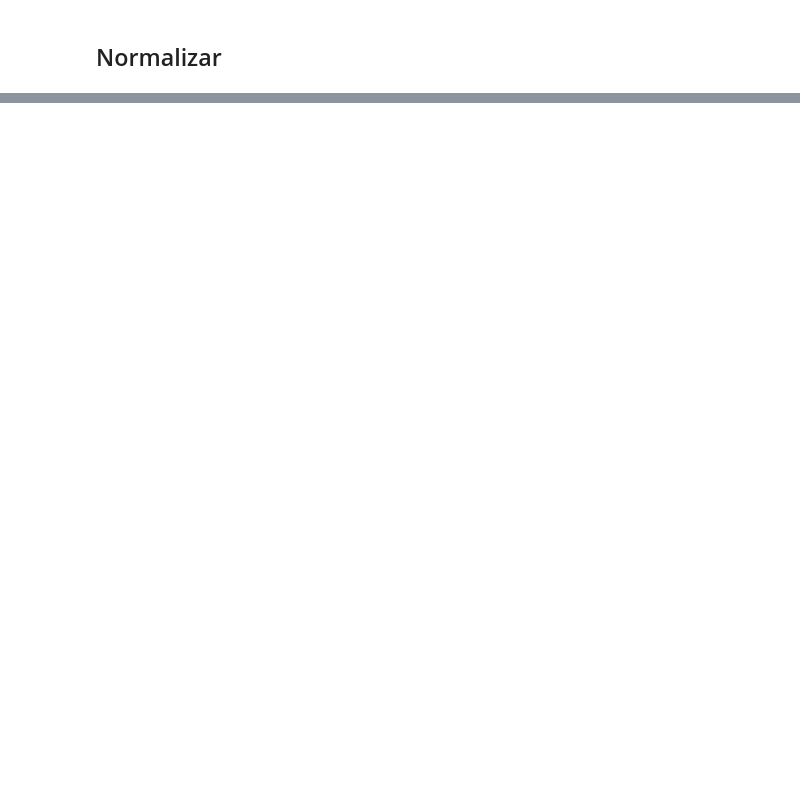
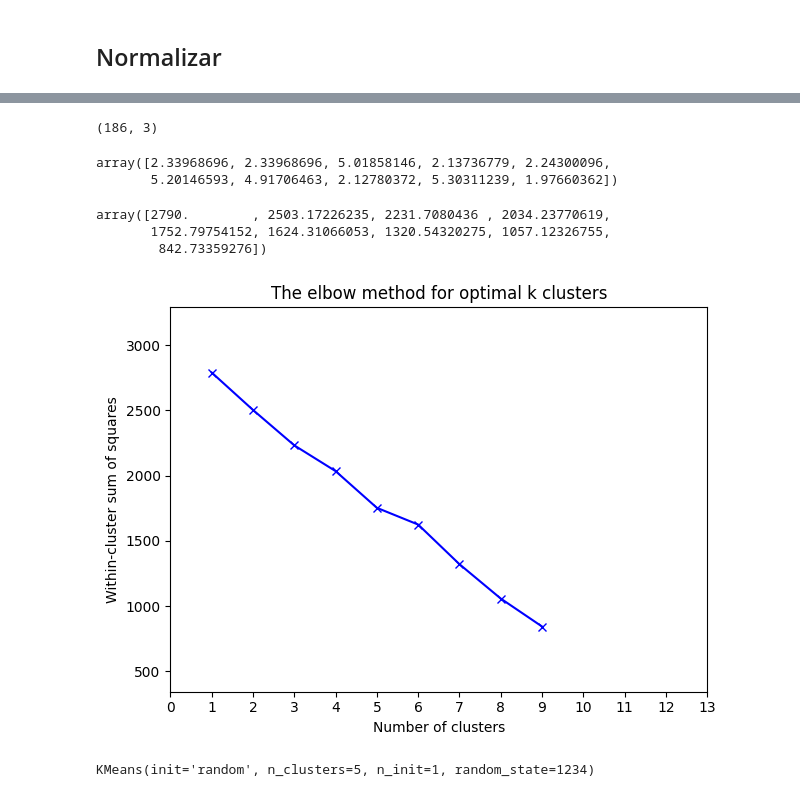
Before and after one commit to edgarMuno/DISCAPACIDADCLUSTERS, a Jupyter notebook: Vinculacion/Cluster.ipynb, the cells around one changed output, grey strips where cells are left out. Drawn from its saved outputs; the diff is of its cells as text; code cells hidden in the pictures; blank space fills up the shorter version.

```diff
--- a/Vinculacion/Cluster.ipynb
+++ b/Vinculacion/Cluster.ipynb
@@ -544,0 +768,4 @@ tools.display_dataframe_to_user(name="Cluster Analysis", dataframe=cluster_analy
+# %%
+kMeans = [KMeans(n_clusters=k, random_state=1234).fit(credit_data_z.values) for k in K]
+kMeans_centroids = [iteration.cluster_centers_ for iteration in kMeans]
+kMeans_centroids
@@ -544,0 +802,3 @@ tools.display_dataframe_to_user(name="Cluster Analysis", dataframe=cluster_analy
+# %%
+k_dist = [cdist(credit_data_z.values, centroids, metric='euclidean') for centroids in kMeans_centroids]
+k_dist[2] # each value represents summed Euclidean distances from a specific data point to a centroid
@@ -544,0 +823,35 @@ tools.display_dataframe_to_user(name="Cluster Analysis", dataframe=cluster_analy
+# %%
+k_dist[2].shape
+# %% [output]
+(186, 3)
+# %%
+min_dist = [np.min(distance, axis=1) for distance in k_dist]
+min_dist[2][:10] # the first 10 shortest distances for the 3-cluster assignment
+# %% [output]
+array([2.33968696, 2.33968696, 5.01858146, 2.13736779, 2.24300096,
+       5.20146593, 4.91706463, 2.12780372, 5.30311239, 1.97660362])
+# %%
+wcss = np.array([sum(d**2) for d in min_dist])
+wcss
+# %% [output]
+array([2790.        , 2503.17226235, 2231.7080436 , 2034.23770619,
+       1752.79754152, 1624.31066053, 1320.54320275, 1057.12326755,
+        842.73359276])
+# %%
+# The drop of the within clusters sums of squares can be plotted:
+plt.plot(K, wcss, 'bx-')
+plt.xlabel("Number of clusters")
+plt.xticks(range(0,14))
+plt.ylabel("Within-cluster sum of squares")
+plt.ylim(wcss.min()-500, wcss.max()+500)
+plt.title("The elbow method for optimal k clusters")
+plt.tight_layout()
+# %% [output]
+[figure, added]
+# %%
+means1 = (KMeans(n_clusters=5, random_state=1234,
+                 init='random', n_init=1)
+            .fit(credit_data_z.values))
+means1
+# %% [output]
+KMeans(init='random', n_clusters=5, n_init=1, random_state=1234)
```
Also changed, not shown: parts of 69 cells of this notebook, 1 other file.
